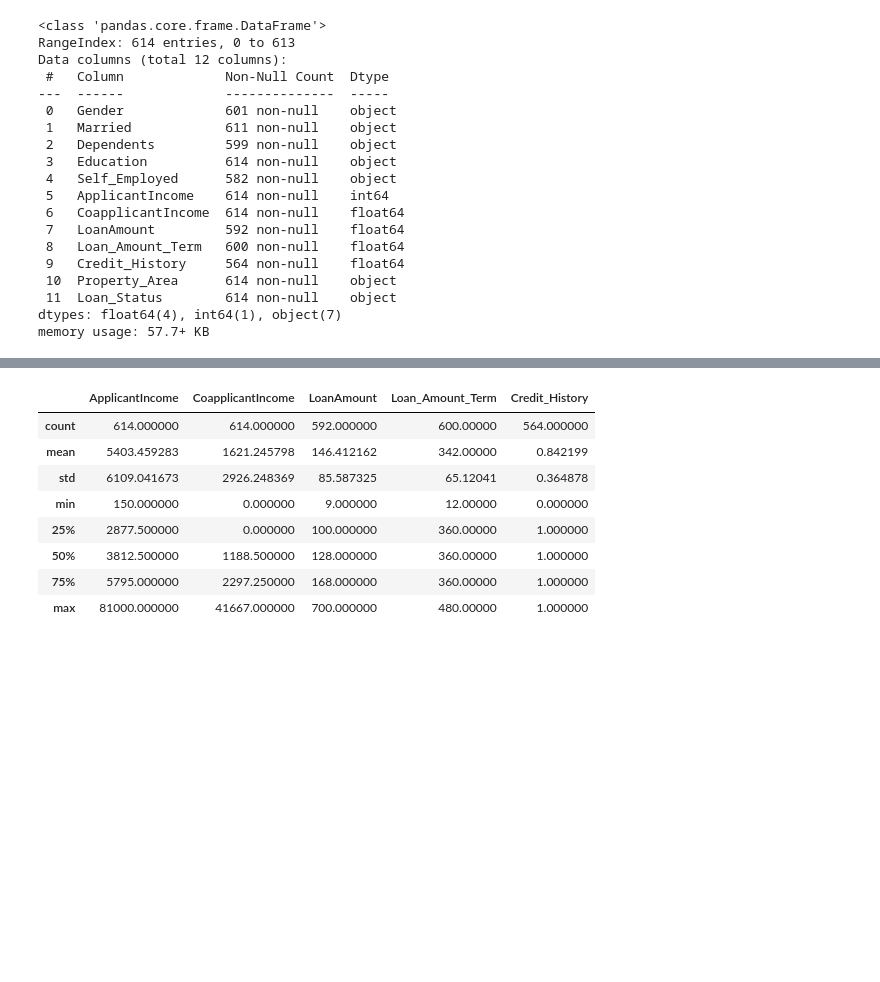
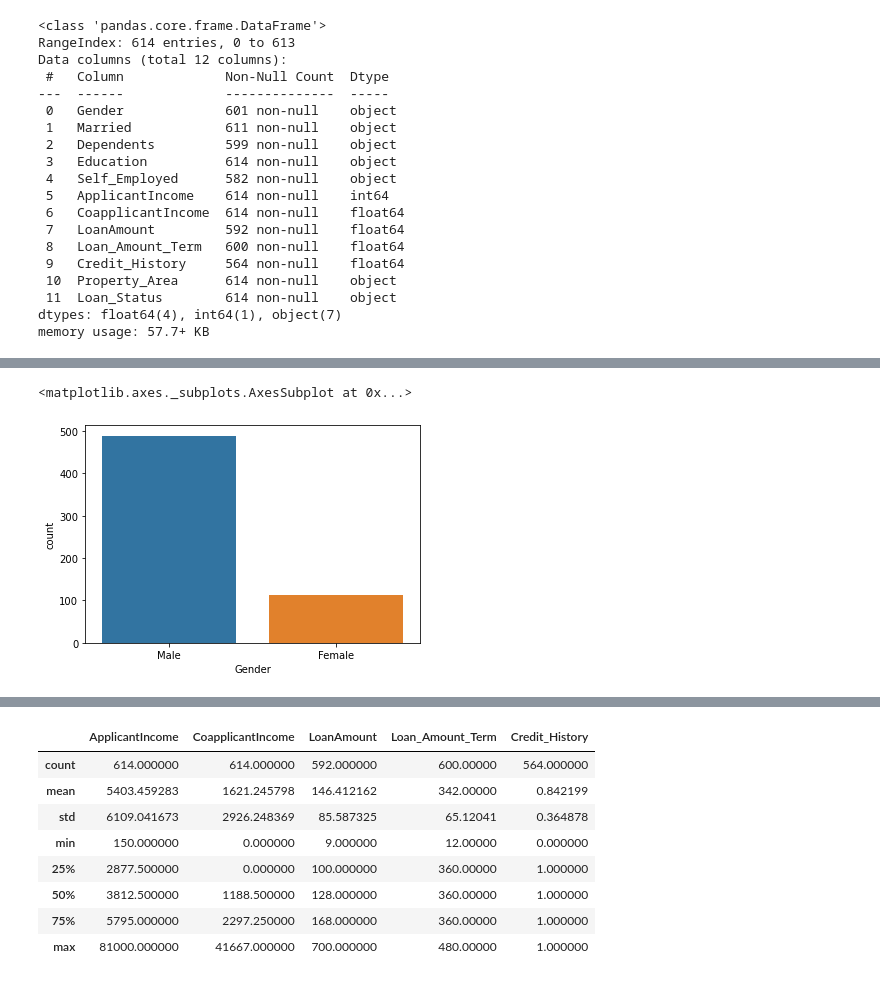
Before and after one commit to abir-sharma/loan-prediction, a Jupyter notebook: Loan_prediction.ipynb, the cells around one changed output, grey strips where cells are left out. Cells and saved outputs as stored; diff of their text form; code cells hidden in the pictures; blank space fills up the shorter version.

```diff
--- a/Loan_prediction.ipynb
+++ b/Loan_prediction.ipynb
@@ -80,0 +78,5 @@ memory usage: 57.7+ KB
+# %%
+sns.countplot('Gender',data=train)
+# %% [output]
+<matplotlib.axes._subplots.AxesSubplot at 0x...>
+[figure, added]
```
Also changed, not shown: parts of 69 cells of this notebook, 2 other files.
